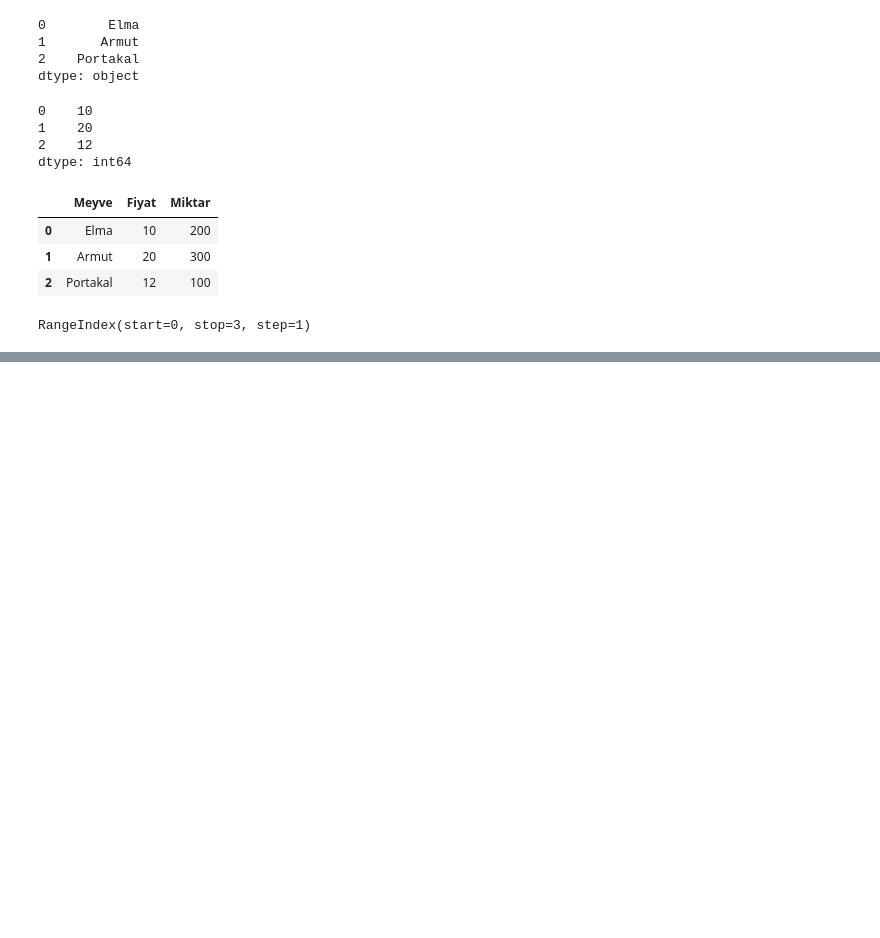
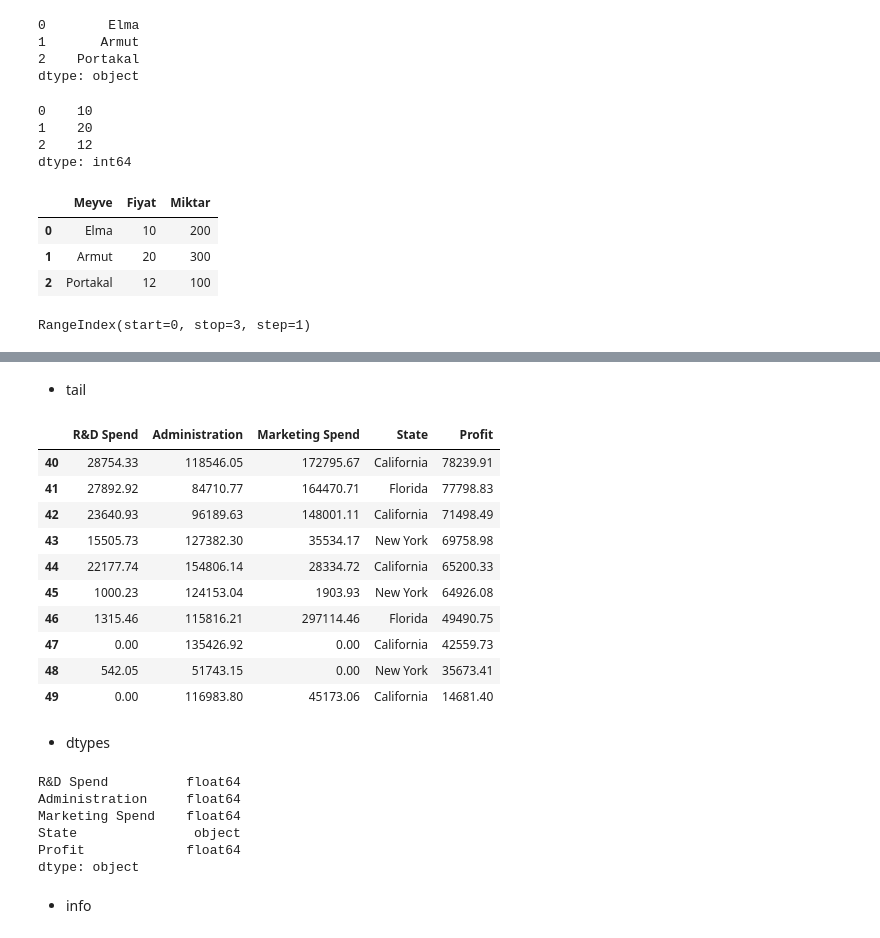
Before and after one commit to ibrahimediz/DataMiningFundamentals, a Jupyter notebook: Documents/01_Libraries/01_fundamentals.ipynb, the cells around one changed output, grey strips where cells are left out. Drawn from its saved outputs; the diff is of its cells as text; code cells hidden in the pictures; blank space fills up the shorter version.

```diff
--- a/Documents/01_Libraries/01_fundamentals.ipynb
+++ b/Documents/01_Libraries/01_fundamentals.ipynb
@@ -72,0 +98,29 @@ import pandas as pd
+# %% [markdown]
+* tail
+# %%
+df.tail(10)
+# %% [output]
+|  | R&D Spend | Administration | Marketing Spend | State | Profit |
+| 40 | 28754.33 | 118546.05 | 172795.67 | California | 78239.91 |
+| 41 | 27892.92 | 84710.77 | 164470.71 | Florida | 77798.83 |
+| 42 | 23640.93 | 96189.63 | 148001.11 | California | 71498.49 |
+| 43 | 15505.73 | 127382.30 | 35534.17 | New York | 69758.98 |
+| 44 | 22177.74 | 154806.14 | 28334.72 | California | 65200.33 |
+| 45 | 1000.23 | 124153.04 | 1903.93 | New York | 64926.08 |
+| 46 | 1315.46 | 115816.21 | 297114.46 | Florida | 49490.75 |
+| 47 | 0.00 | 135426.92 | 0.00 | California | 42559.73 |
+| 48 | 542.05 | 51743.15 | 0.00 | New York | 35673.41 |
+| 49 | 0.00 | 116983.80 | 45173.06 | California | 14681.40 |
+# %% [markdown]
+* dtypes
+# %%
+df.dtypes
+# %% [output]
+R&D Spend          float64
+Administration     float64
+Marketing Spend    float64
+State               object
+Profit             float64
+dtype: object
+# %% [markdown]
+* info
```
Also changed, not shown: parts of 12 cells of this notebook, 25 other files.
